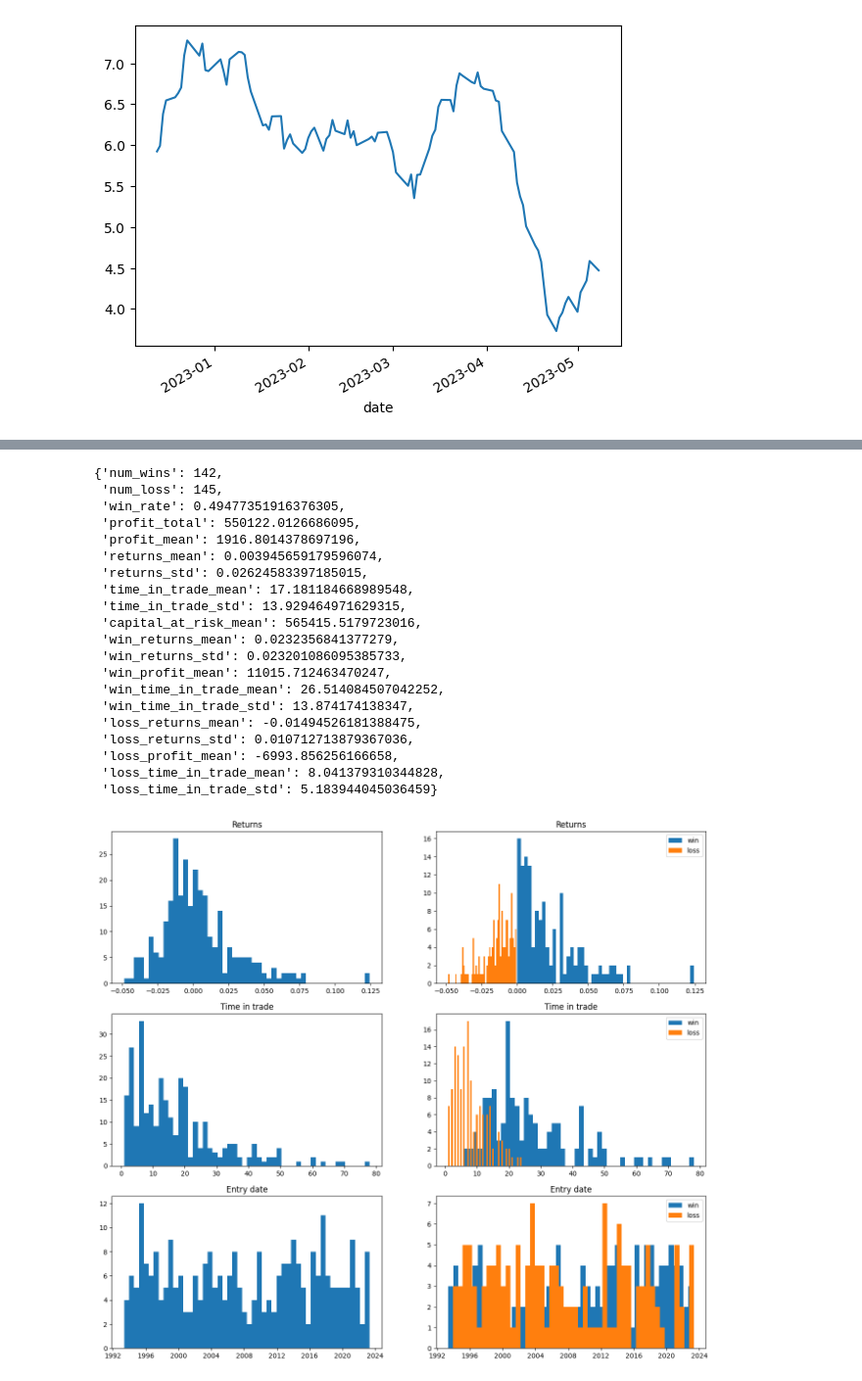
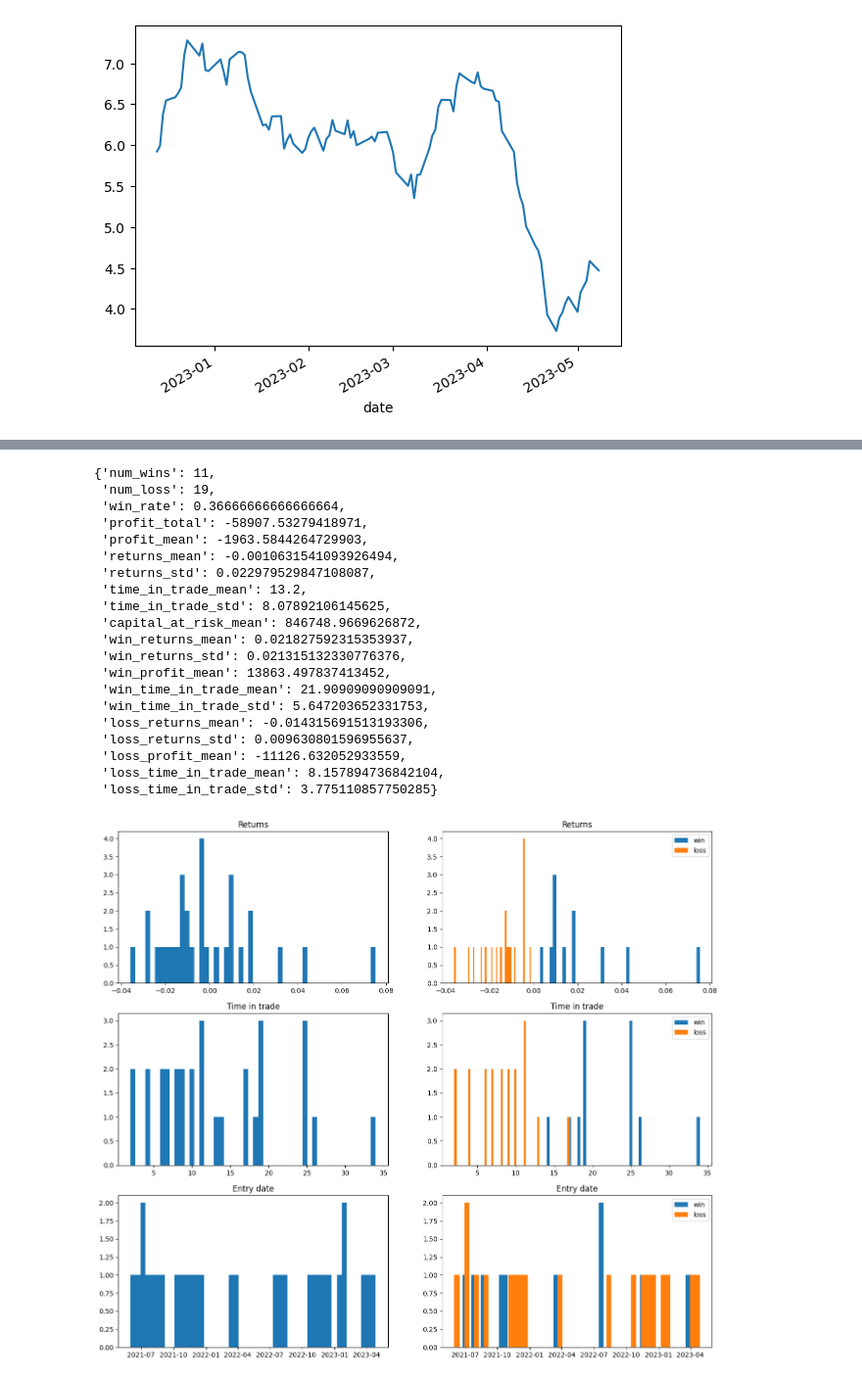
Before and after one commit to ag3nt3154/simple_backtester, a Jupyter notebook: testing.ipynb, the cells around one changed output, grey strips where cells are left out. Shown at 98% size. Drawn from its saved outputs; the diff is of its cells as text; code cells hidden in the pictures.

```diff
--- a/testing.ipynb
+++ b/testing.ipynb
@@ -155,28 +188,28 @@ buy_hold Sharpe ratio:      0.5095476342882701
 # %%
-bt.trade_record.analyse()
-bt.trade_record.stats
+tl.analyse(bt.df)
+tl.stats
 # %% [output]
-{'num_wins': 142,
- 'num_loss': 145,
- 'win_rate': 0.49477351916376305,
- 'profit_total': 550122.0126686095,
- 'profit_mean': 1916.8014378697196,
- 'returns_mean': 0.003945659179596074,
- 'returns_std': 0.02624583397185015,
- 'time_in_trade_mean': 17.181184668989548,
- 'time_in_trade_std': 13.929464971629315,
- 'capital_at_risk_mean': 565415.5179723016,
- 'win_returns_mean': 0.0232356841377279,
- 'win_returns_std': 0.023201086095385733,
- 'win_profit_mean': 11015.712463470247,
- 'win_time_in_trade_mean': 26.514084507042252,
- 'win_time_in_trade_std': 13.874174138347,
- 'loss_returns_mean': -0.01494526181388475,
- 'loss_returns_std': 0.010712713879367036,
- 'loss_profit_mean': -6993.856256166658,
- 'loss_time_in_trade_mean': 8.041379310344828,
- 'loss_time_in_trade_std': 5.183944045036459}
+{'num_wins': 11,
+ 'num_loss': 19,
+ 'win_rate': 0.36666666666666664,
+ 'profit_total': -58907.53279418971,
+ 'profit_mean': -1963.5844264729903,
+ 'returns_mean': -0.0010631541093926494,
+ 'returns_std': 0.022979529847108087,
+ 'time_in_trade_mean': 13.2,
+ 'time_in_trade_std': 8.07892106145625,
+ 'capital_at_risk_mean': 846748.9669626872,
+ 'win_returns_mean': 0.021827592315353937,
+ 'win_returns_std': 0.021315132330776376,
+ 'win_profit_mean': 13863.497837413452,
+ 'win_time_in_trade_mean': 21.90909090909091,
+ 'win_time_in_trade_std': 5.647203652331753,
+ 'loss_returns_mean': -0.014315691513193306,
+ 'loss_returns_std': 0.009630801596955637,
+ 'loss_profit_mean': -11126.632052933559,
+ 'loss_time_in_trade_mean': 8.157894736842104,
+ 'loss_time_in_trade_std': 3.775110857750285}
-# %%
-bt.trade_record.plot_graphs()
-# %% [output]
-[figure, removed]
+# %%
+tl.plot_graphs()
+# %% [output]
+[figure, added]
```
Also changed, not shown: parts of 9 cells of this notebook, 2 other files.
